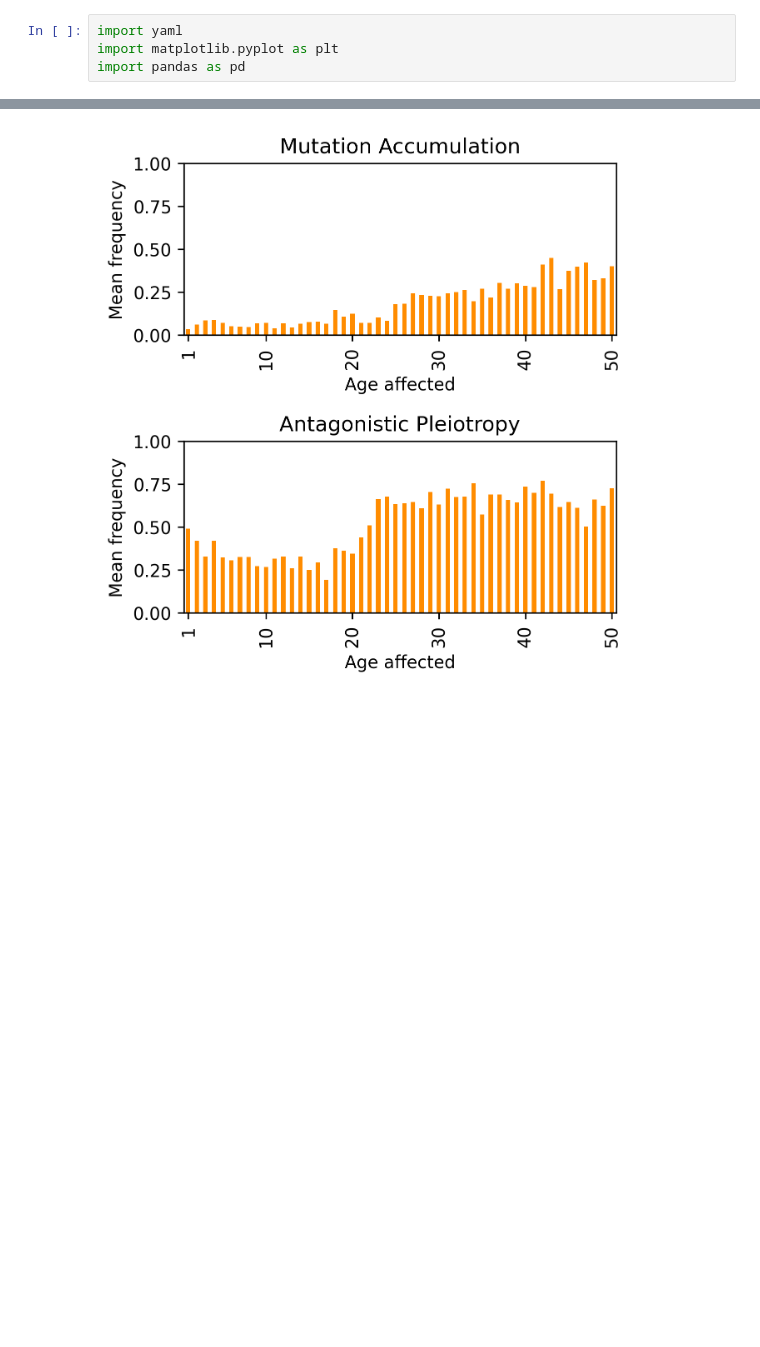
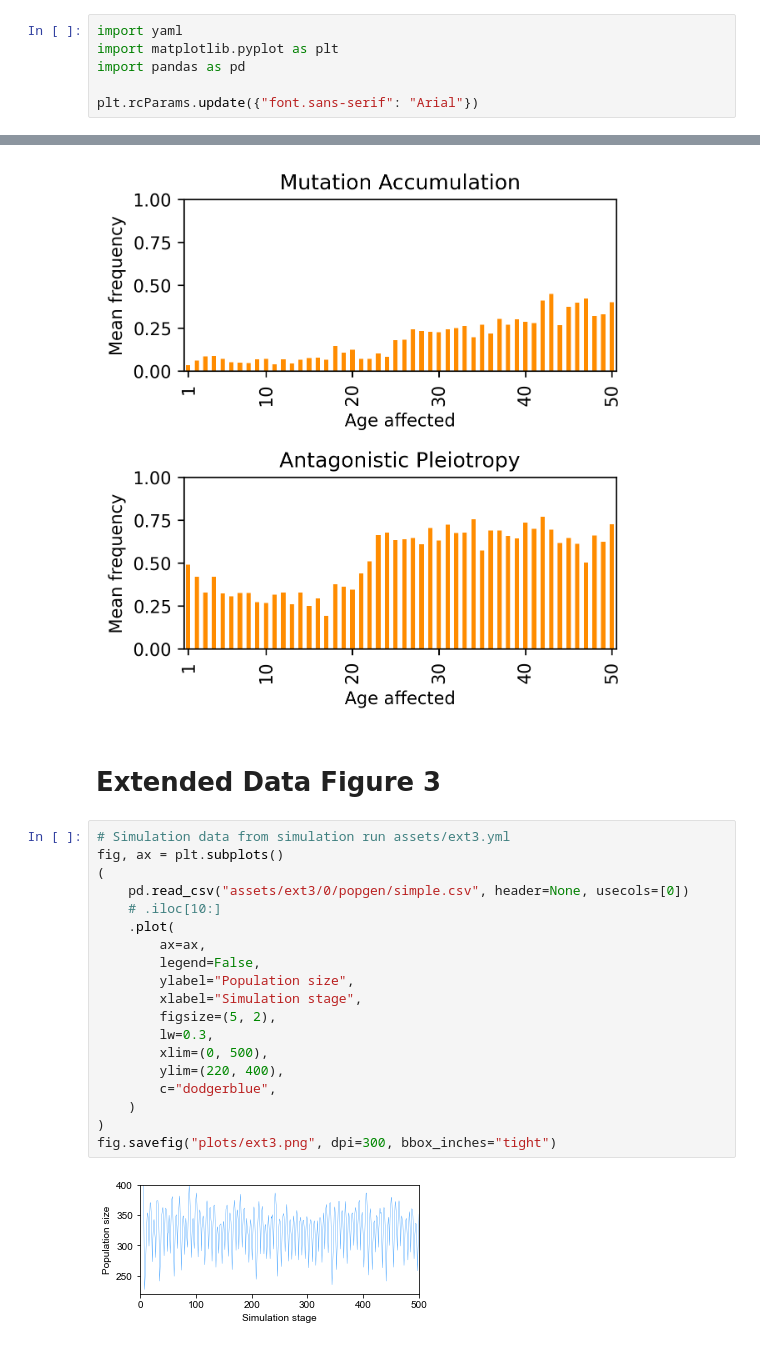
Before and after one commit to valenzano-lab/NeMAAP-paper, a Jupyter notebook: 5_plot_extended.ipynb, the cells around one changed output, grey strips where cells are left out. Drawn from its saved outputs; the diff is of its cells as text; blank space fills up the shorter version.

Commit message:
Add Extended Data Figure 3

```diff
--- a/5_plot_extended.ipynb
+++ b/5_plot_extended.ipynb
@@ -6,6 +8,8 @@
 import yaml
 import matplotlib.pyplot as plt
 import pandas as pd
+
+plt.rcParams.update({"font.sans-serif": "Arial"})
 # %%
 def read_yml(yml_path):
     with open(yml_path, "rb") as file_:
@@ -63,3 +67,26 @@ for theory, ax in zip(["MA", "AP"], axs):
 fig.savefig("plots/ext1.png")
 # %% [output]
 [figure]
+# %% [markdown]
+# Extended Data Figure 3
+# %%
+# Simulation data from simulation run assets/ext3.yml
+fig, ax = plt.subplots()
+(
+    pd.read_csv("assets/ext3/0/popgen/simple.csv", header=None, usecols=[0])
+    # .iloc[10:]
+    .plot(
+        ax=ax,
+        legend=False,
+        ylabel="Population size",
+        xlabel="Simulation stage",
+        figsize=(5, 2),
+        lw=0.3,
+        xlim=(0, 500),
+        ylim=(220, 400),
+        c="dodgerblue",
+    )
+)
+fig.savefig("plots/ext3.png", dpi=300, bbox_inches="tight")
+# %% [output]
+[figure, added]
```
Also changed, not shown: parts of 1 cell of this notebook, 4 other files.
